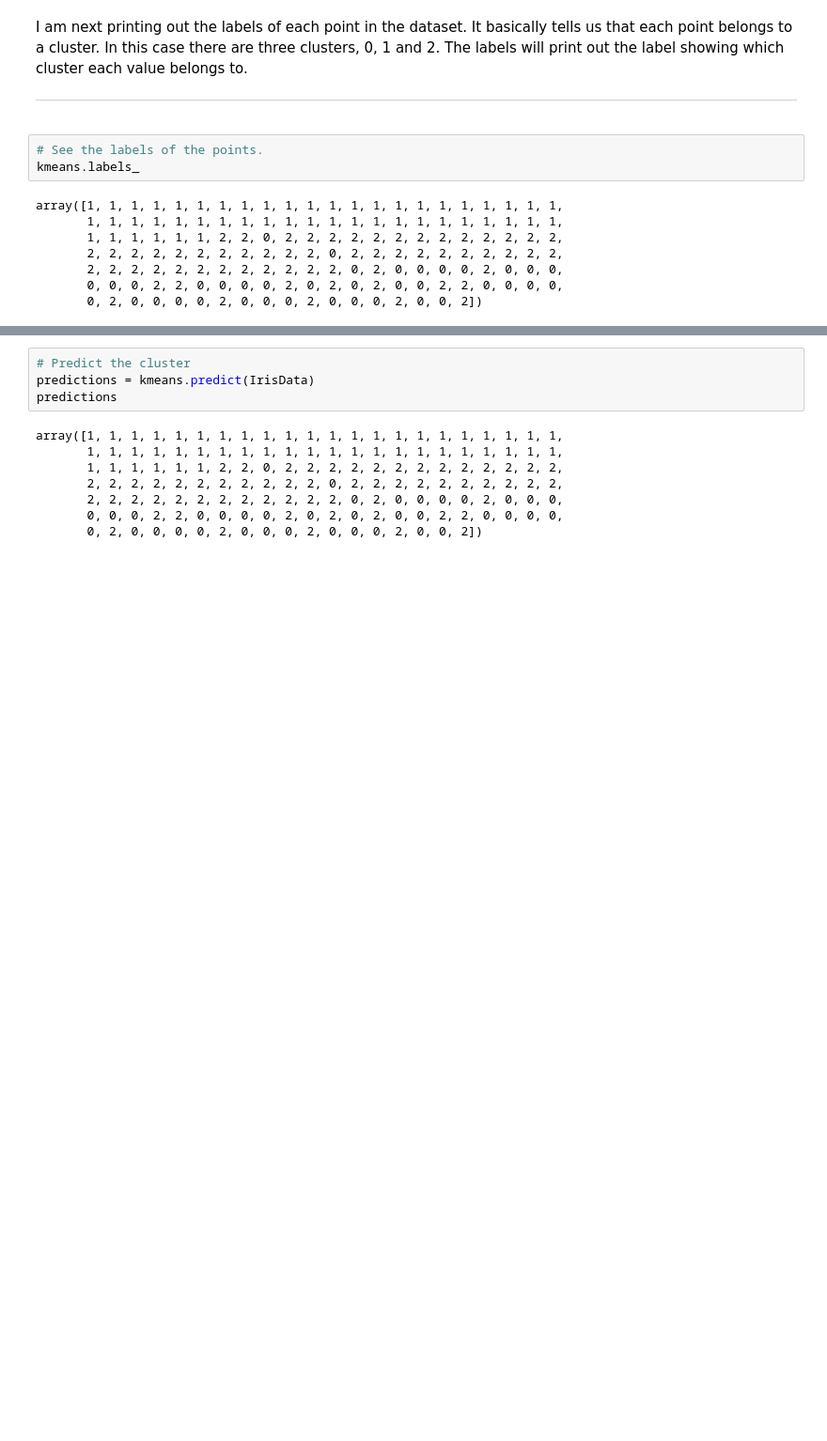
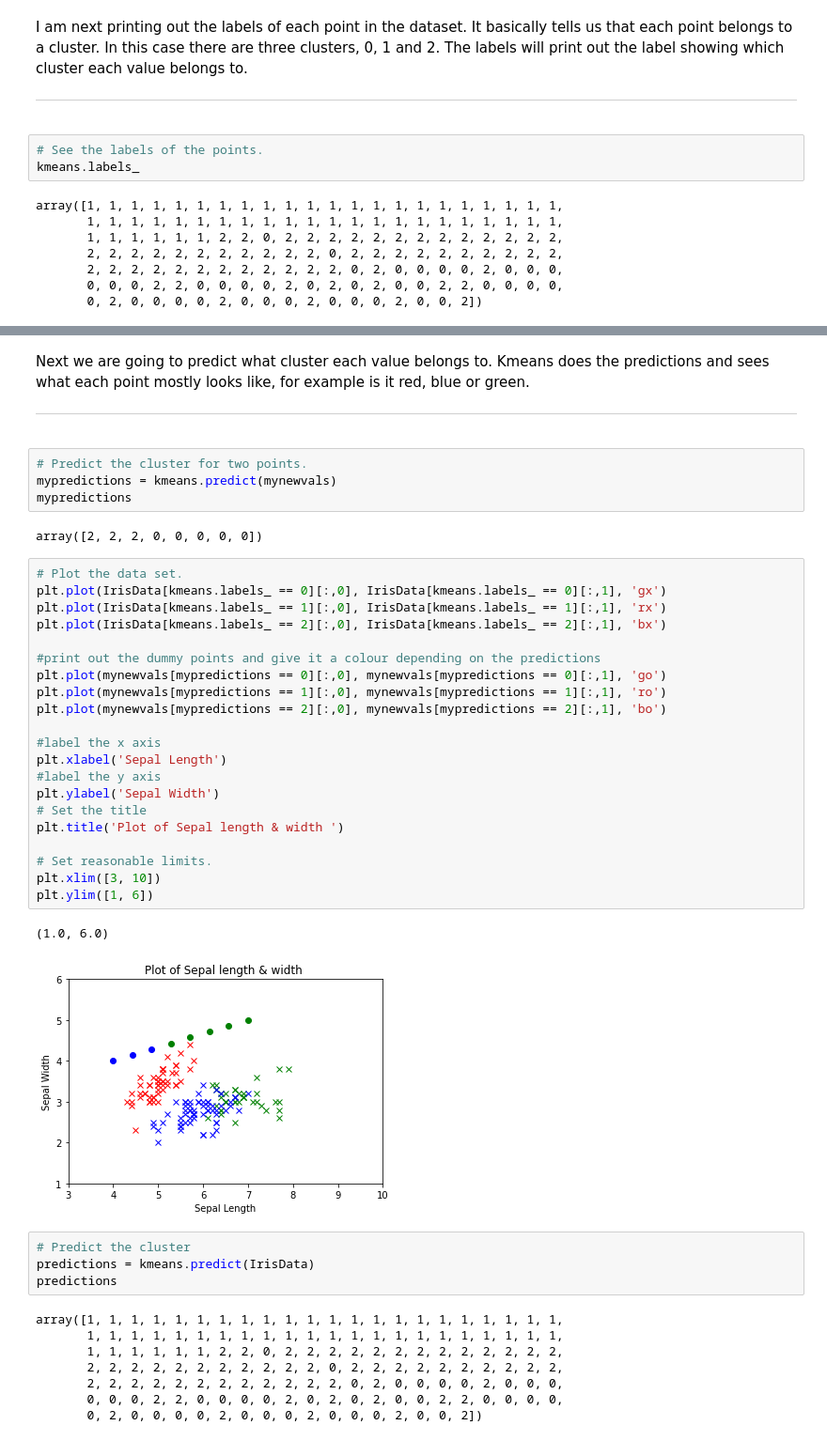
Before and after one commit to sagheerahmadGmit/EmergingTechTasks, a Jupyter notebook: AssessmentTasks.ipynb, the cells around one changed output, grey strips where cells are left out. Shown at 94% size. Saved outputs shown, nothing was run; the diff lists cells and outputs as text; blank space fills up the shorter version.

```diff
--- a/AssessmentTasks.ipynb
+++ b/AssessmentTasks.ipynb
@@ -412,3 +434,35 @@ plt.ylim([y_min, y_max])
+# %% [markdown]
+Next we are going to predict what cluster each value belongs to. Kmeans does the predictions and sees what each point mostly looks like, for example is it red, blue or green.<hr>
+# %%
+# Predict the cluster for two points.
+mypredictions = kmeans.predict(mynewvals)
+mypredictions
+# %% [output]
+array([2, 2, 2, 0, 0, 0, 0, 0])
+# %%
+# Plot the data set.
+plt.plot(IrisData[kmeans.labels_ == 0][:,0], IrisData[kmeans.labels_ == 0][:,1], 'gx')
+plt.plot(IrisData[kmeans.labels_ == 1][:,0], IrisData[kmeans.labels_ == 1][:,1], 'rx')
+plt.plot(IrisData[kmeans.labels_ == 2][:,0], IrisData[kmeans.labels_ == 2][:,1], 'bx')
+
+#print out the dummy points and give it a colour depending on the predictions
+plt.plot(mynewvals[mypredictions == 0][:,0], mynewvals[mypredictions == 0][:,1], 'go')
+plt.plot(mynewvals[mypredictions == 1][:,0], mynewvals[mypredictions == 1][:,1], 'ro')
+plt.plot(mynewvals[mypredictions == 2][:,0], mynewvals[mypredictions == 2][:,1], 'bo')
+
+#label the x axis
+plt.xlabel('Sepal Length')
+#label the y axis
+plt.ylabel('Sepal Width')
+# Set the title
+plt.title('Plot of Sepal length & width ')
+
+# Set reasonable limits.
+plt.xlim([3, 10])
+plt.ylim([1, 6])
+# %% [output]
+(1.0, 6.0)
+[figure, added]
 # %%
 # Predict the cluster
 predictions = kmeans.predict(IrisData)
```
Also changed, not shown: parts of 10 cells of this notebook.
